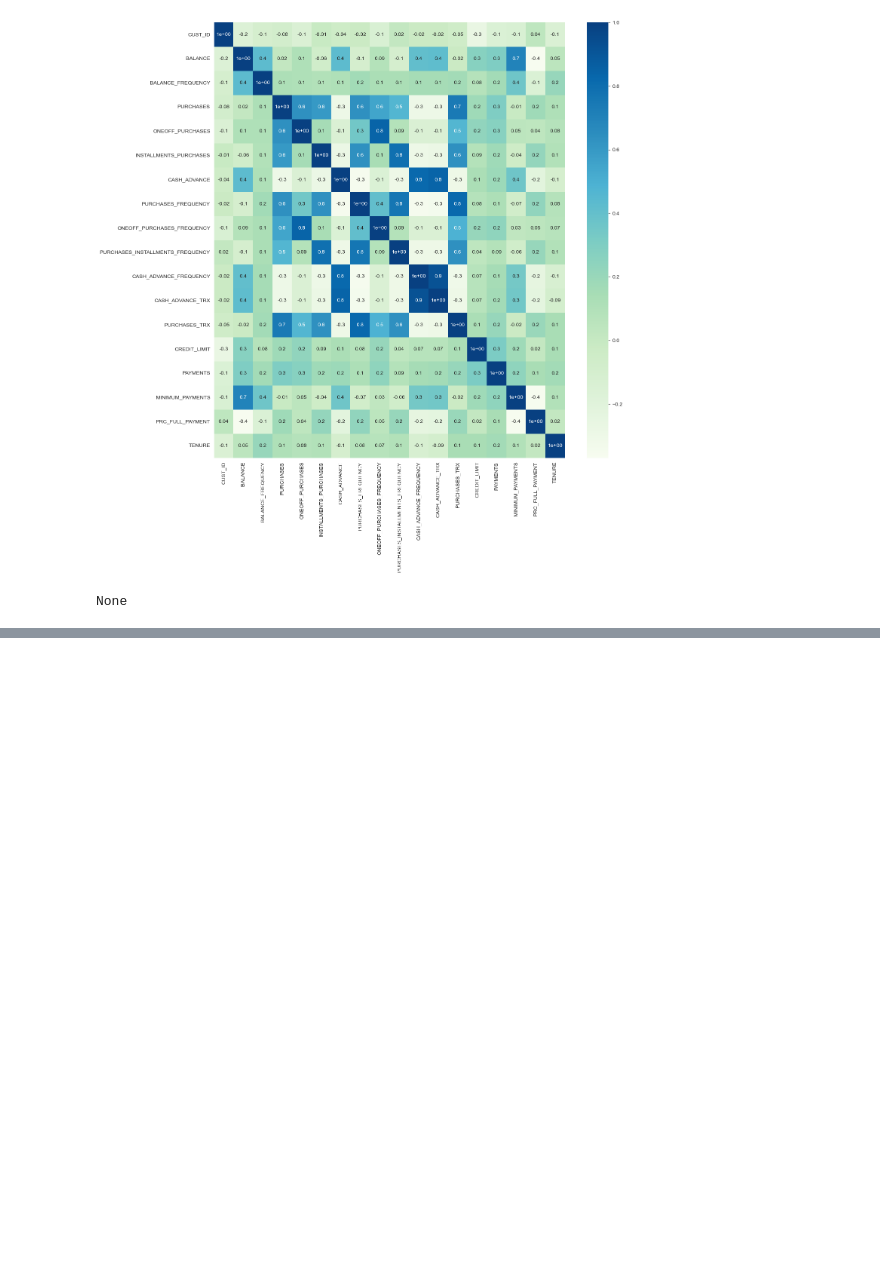
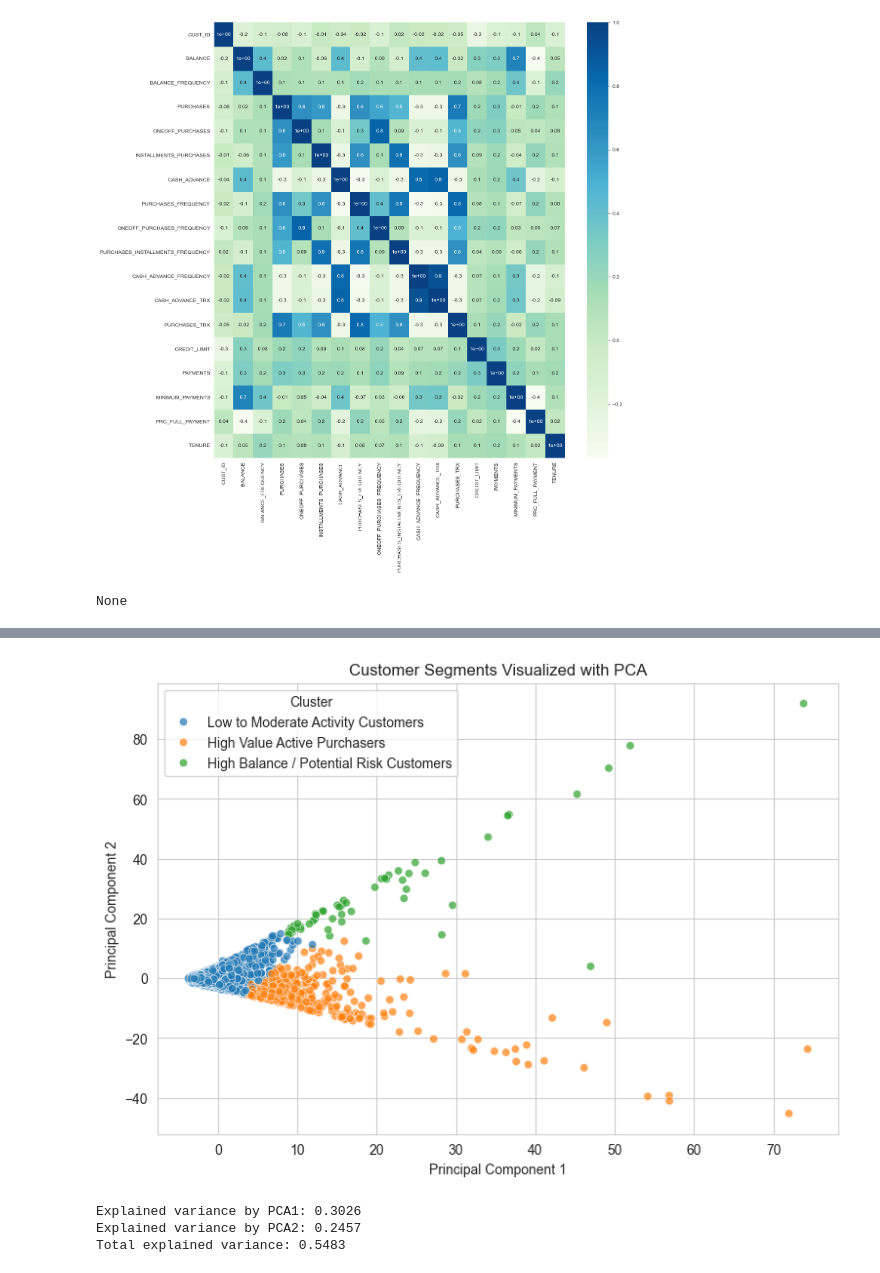
Before and after one commit to inesbchainho/ML_unsupervized_learning_26, a Jupyter notebook: Main_Notebook.ipynb, the cells around one changed output, grey strips where cells are left out. Saved outputs shown, nothing was run; the diff lists cells and outputs as text; code cells hidden in the pictures; blank space fills up the shorter version.

```diff
--- a/Main_Notebook.ipynb
+++ b/Main_Notebook.ipynb
@@ -277,0 +499,34 @@ None
+# %%
+pca = PCA(n_components=2, random_state=42)
+pca_components = pca.fit_transform(X_scaled)
+
+df_clustered["PCA1"] = pca_components[:, 0]
+df_clustered["PCA2"] = pca_components[:, 1]
+
+plt.figure(figsize=(9, 6))
+
+sns.scatterplot(
+    data=df_clustered,
+    x="PCA1",
+    y="PCA2",
+    hue="Cluster_Name",
+    alpha=0.7
+)
+
+plt.title("Customer Segments Visualized with PCA")
+plt.xlabel("Principal Component 1")
+plt.ylabel("Principal Component 2")
+plt.legend(title="Cluster")
+plt.show()
+# %% [output]
+[figure, added]
+# %%
+explained_variance = pca.explained_variance_ratio_
+
+print("Explained variance by PCA1:", round(explained_variance[0], 4))
+print("Explained variance by PCA2:", round(explained_variance[1], 4))
+print("Total explained variance:", round(explained_variance.sum(), 4))
+# %% [output]
+Explained variance by PCA1: 0.3026
+Explained variance by PCA2: 0.2457
+Total explained variance: 0.5483
```
Also changed, not shown: parts of 26 cells of this notebook, 1 other file.
